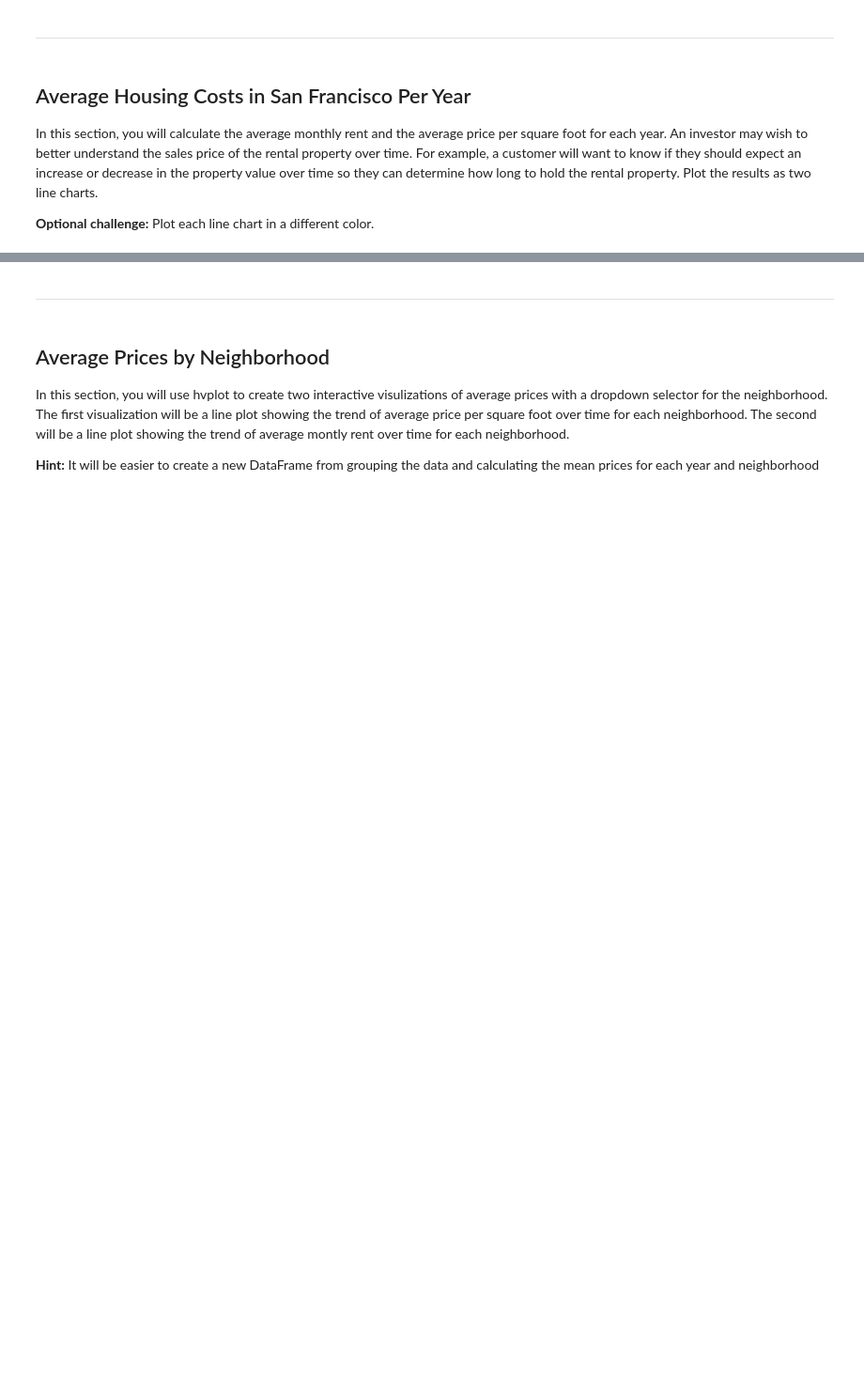
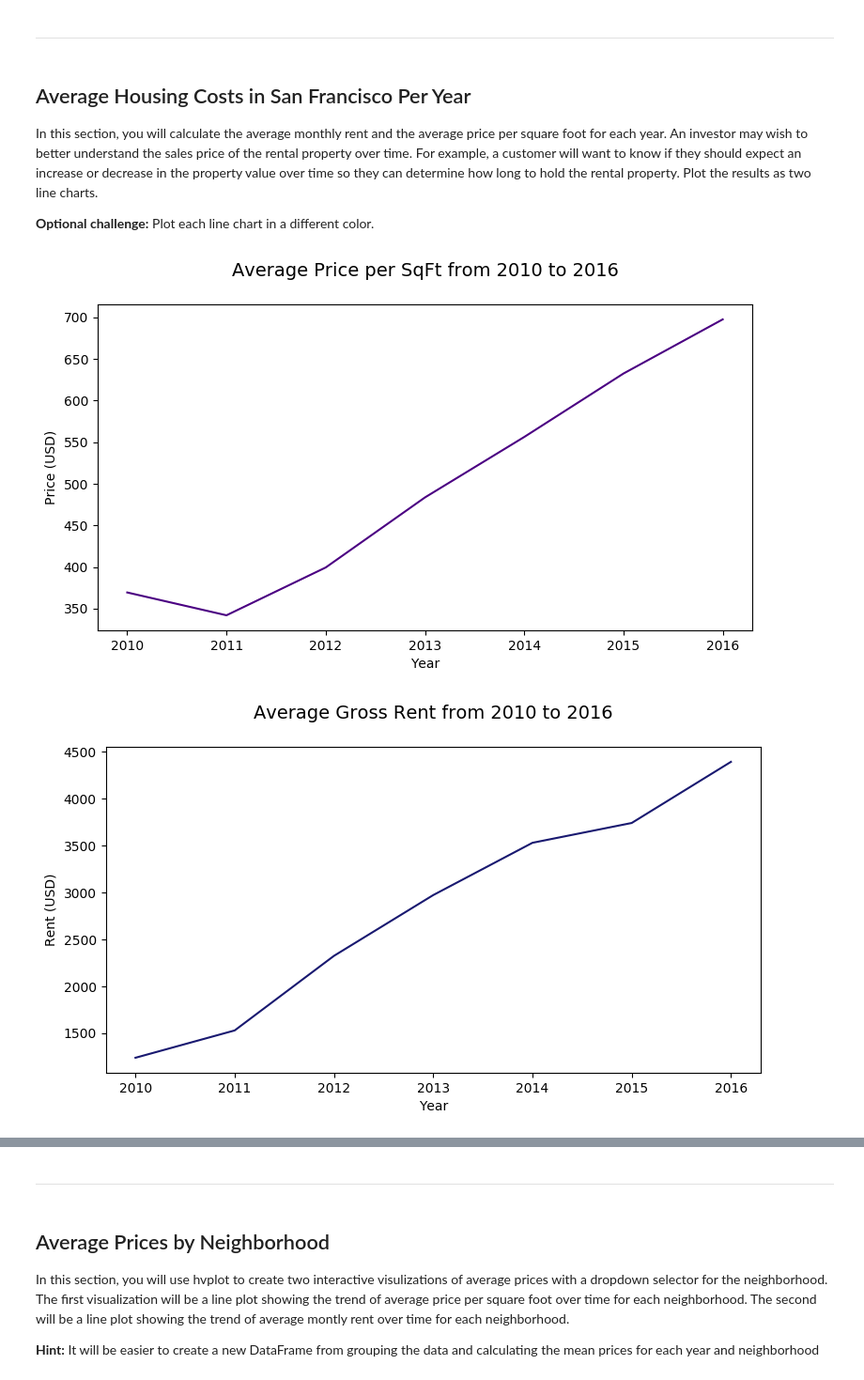
Before and after one commit to marko-londo/Real-Estate-Visualisations-Dashboard, a Jupyter notebook: rental_analysis.ipynb, the cells around one changed output, grey strips where cells are left out. Shown: that part at 94% size. Cells and saved outputs as stored; diff of their text form; code cells hidden in the pictures; blank space fills up the shorter version.

```diff
--- a/rental_analysis.ipynb
+++ b/rental_analysis.ipynb
@@ -89,13 +81,31 @@ In this section, you will calculate the average monthly rent and the average pri
 **Optional challenge:** Plot each line chart in a different color.
 # %%
 # Calculate the average sale price per square foot and average gross rent
-# YOUR CODE HERE!
+avg_sale_price = sfo_data.groupby("year")["sale_price_sqr_foot"].mean()
+avg_sale_price = pd.DataFrame(avg_sale_price).reset_index()
+avg_sale_price.round(2)
+
+avg_rent = sfo_data.groupby("year")["gross_rent"].mean()
+avg_rent = pd.DataFrame(avg_rent).reset_index()
 # %%
 # Create two line charts, one to plot the average sale price per square foot and another for average montly rent
 
 # Line chart for average sale price per square foot
-# YOUR CODE HERE!
+fig, ax = plt.subplots(figsize=(9,4.5))
+sns.lineplot(data=avg_sale_price, x="year", y="sale_price_sqr_foot", color="indigo")
+plt.title("Average Price per SqFt from 2010 to 2016\n", fontsize=14)
+plt.xlabel("Year")
+plt.ylabel("Price (USD)")
+plt.show()
 
 
 # Line chart for average montly rent
-# YOUR CODE HERE!
+plt.subplots(figsize=(9,4.5))
+sns.lineplot(data=avg_rent, x="year", y="gross_rent", color="midnightblue")
+plt.title("Average Gross Rent from 2010 to 2016\n", fontsize=14)
+plt.xlabel("Year")
+plt.ylabel("Rent (USD)")
+plt.show()
+# %% [output]
+[figure, added]
+[figure, added]
```
Also changed, not shown: parts of 8 cells of this notebook, 1 other file.
